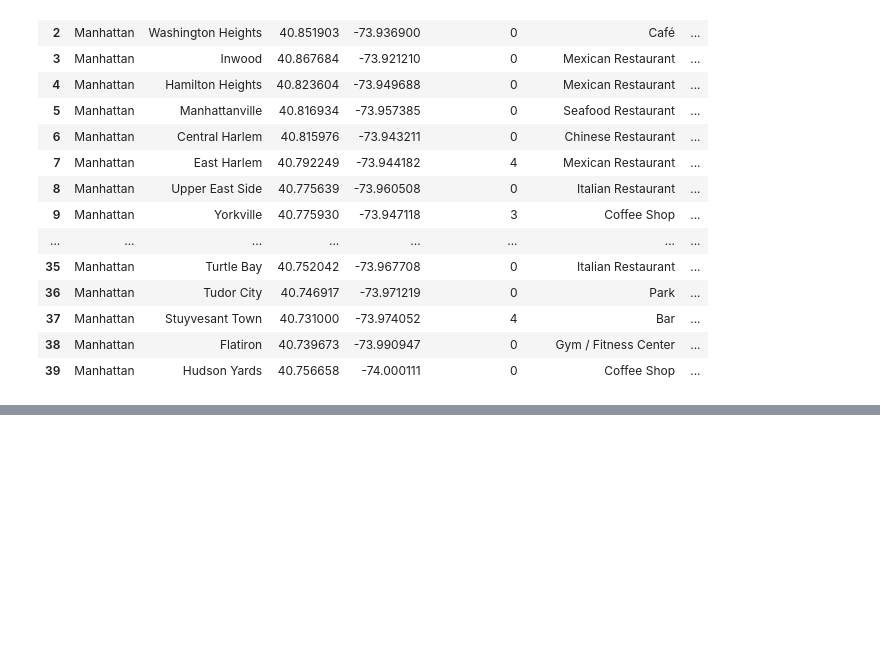
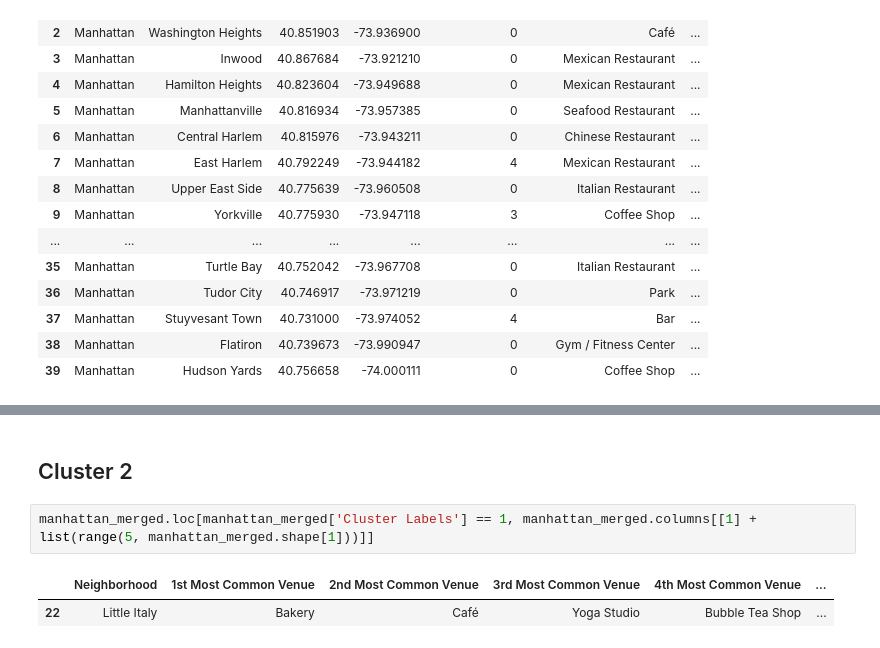
Before and after one commit to hksinha11/Coursera-capstone-project, a Jupyter notebook: Battle of the Neighborhoods.ipynb, the cells around one changed output, grey strips where cells are left out. Saved outputs shown, nothing was run; the diff lists cells and outputs as text; blank space fills up the shorter version.

```diff
--- a/Battle of the Neighborhoods.ipynb
+++ b/Battle of the Neighborhoods.ipynb
@@ -543,0 +600,7 @@ map_clusters_toronto
+# %% [markdown]
+## Cluster 2
+# %%
+manhattan_merged.loc[manhattan_merged['Cluster Labels'] == 1, manhattan_merged.columns[[1] + list(range(5, manhattan_merged.shape[1]))]]
+# %% [output]
+|  | Neighborhood | 1st Most Common Venue | 2nd Most Common Venue | 3rd Most Common Venue | 4th Most Common Venue | ... |
+| 22 | Little Italy | Bakery | Café | Yoga Studio | Bubble Tea Shop | ... |
```
Also changed, not shown: parts of 16 cells of this notebook.
